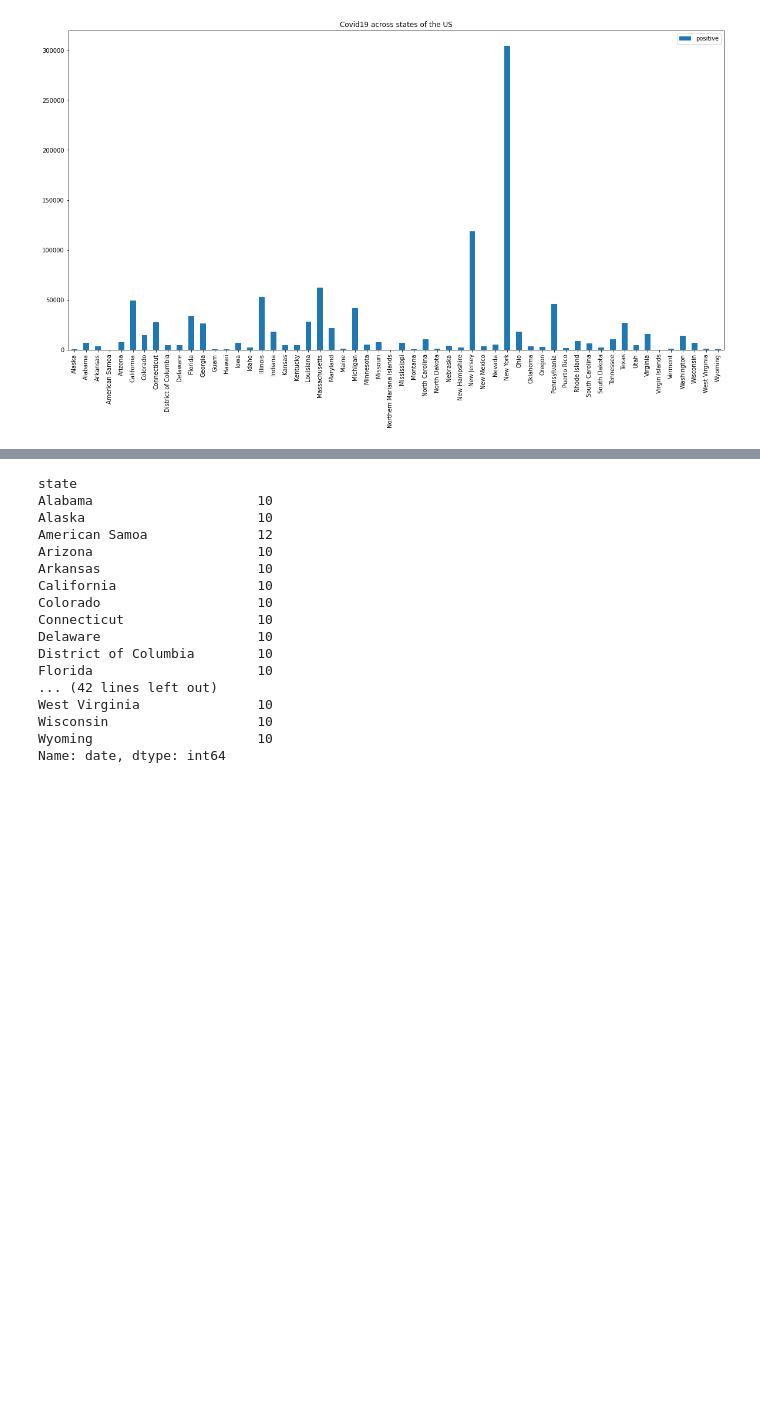
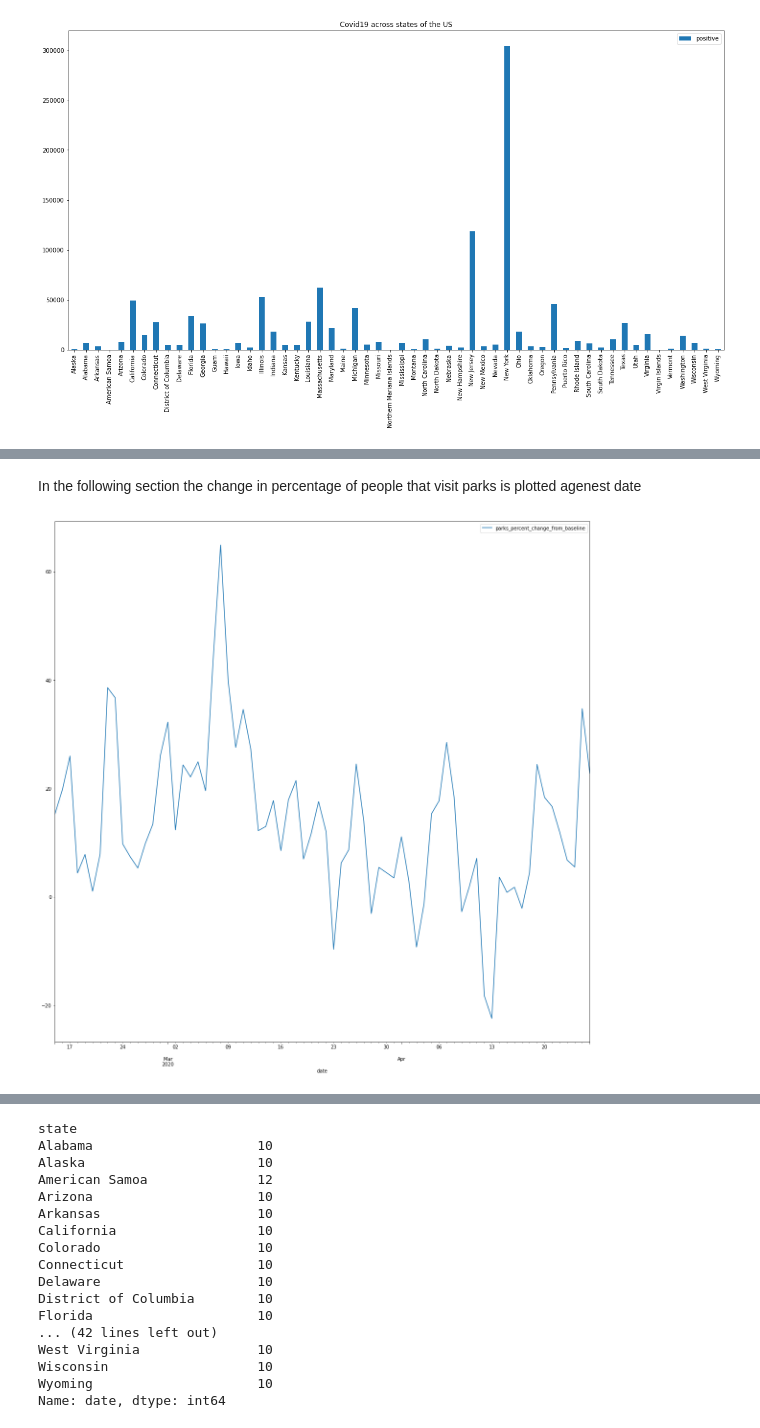
Before and after one commit to dagisky/ML_Porjects, a Jupyter notebook: Covid19GoogleDs.ipynb, the cells around one changed output, grey strips where cells are left out. Saved outputs shown, nothing was run; the diff lists cells and outputs as text; code cells hidden in the pictures; blank space fills up the shorter version.

```diff
--- a/Covid19GoogleDs.ipynb
+++ b/Covid19GoogleDs.ipynb
@@ -215,0 +222,9 @@ mobility_week_data.head()
+# %% [markdown]
+In the following section the change in percentage of people that visit parks is plotted agenest date
+# %%
+mobility_week_data = mobility_df
+mobility_week_data['date'] = pd.to_datetime(mobility_week_data['date'])
+mobility_week_data = mobility_week_data.groupby(['date']).mean().reset_index()
+plt_prog = mobility_week_data.plot(x ='date', y='parks_percent_change_from_baseline', kind = 'line', figsize=(20,20))
+# %% [output]
+[figure, added]
```
Also changed, not shown: parts of 33 cells of this notebook.
